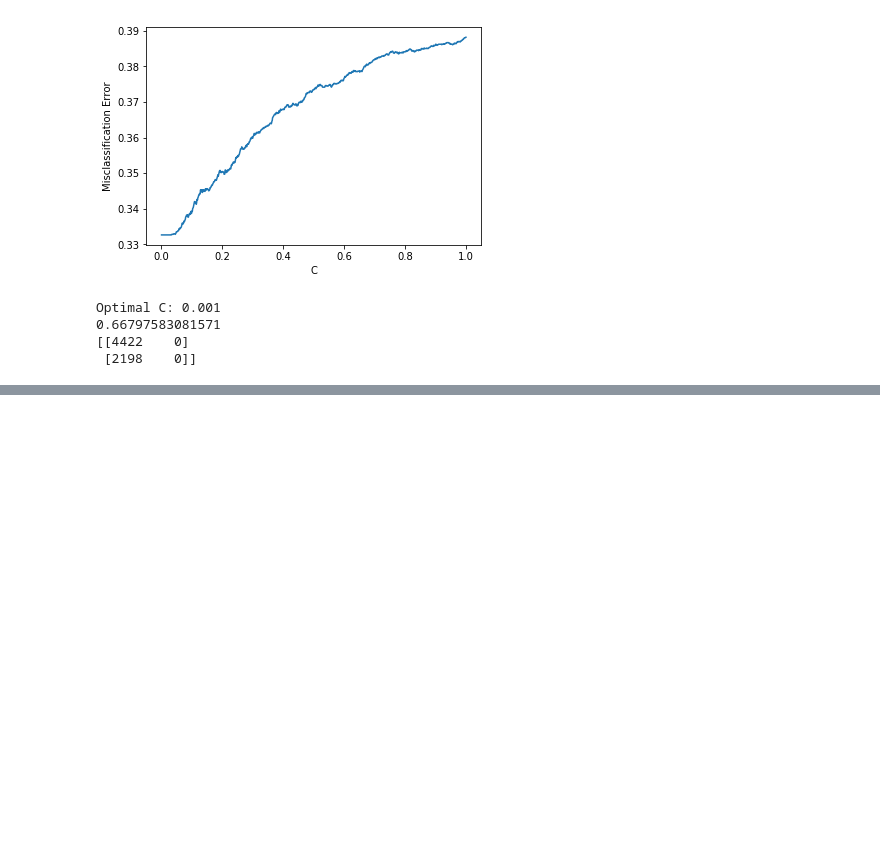
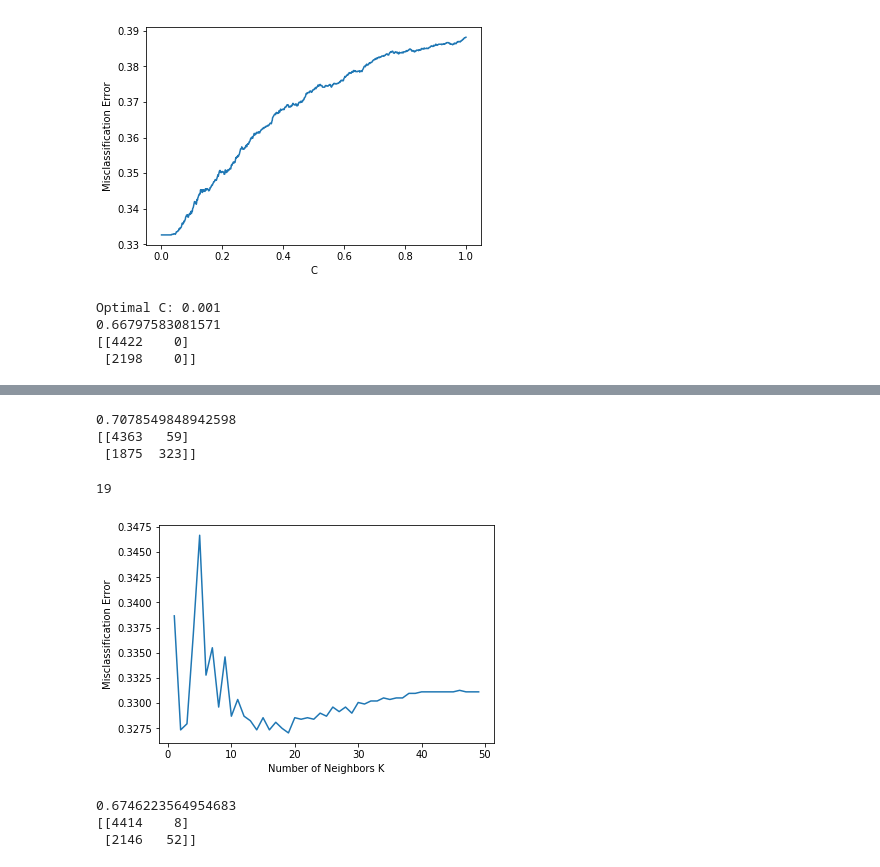
Before and after one commit to Merna177/Semeval-task6-, a Jupyter notebook: Classification.ipynb, the cells around one changed output, grey strips where cells are left out. Cells and saved outputs as stored; diff of their text form; code cells hidden in the pictures; blank space fills up the shorter version.

```diff
--- a/Classification.ipynb
+++ b/Classification.ipynb
@@ -200,30 +216,40 @@ Optimal C: 0.001
 # %%
     #Naive-Bayes Classifier
     clf = MultinomialNB()
-    clf.fit(features_train, labels_train)
-    output_labels = fit.predict(features_test)
+    clf.fit(features_train, train_labels)
+    output_labels = clf.predict(features_test)
     print(accuracy_score(output_labels, test_labels))
     print(confusion_matrix(test_labels, output_labels))
+# %% [output]
+0.7078549848942598
+[[4363   59]
+ [1875  323]]
 # %%
     #KNN Classifier
     neighbors = list(range(1,50))
     cv_scores = []
     for k in neighbors:
         knn = KNeighborsClassifier(n_neighbors=k)
-        scores = cross_val_score(knn, trainFeatures, trainLabel, cv=10, scoring='accuracy')
+        scores = cross_val_score(knn, features_train, train_labels, cv=10, scoring='accuracy')
         cv_scores.append(scores.mean())
     MSE = [1 - x for x in cv_scores]
     optimal_k = neighbors[MSE.index(min(MSE))]
     print(optimal_k)
     plt.plot(neighbors, MSE)
     plt.xlabel('Number of Neighbors K')
     plt.ylabel('Misclassification Error')
     plt.show()
     clf = KNeighborsClassifier(n_neighbors = optimal_k)
-    clf.fit(features_train, labels_train)
+    clf.fit(features_train, train_labels)
     output_labels = clf.predict(features_test)
     print(accuracy_score(output_labels,test_labels))
     print(confusion_matrix(test_labels, output_labels))
+# %% [output]
+19
+[figure, added]
+0.6746223564954683
+[[4414    8]
+ [2146   52]]
 # %%
     #Decision-Trees Classifier
     depth = list(range(1,100))
```
Also changed, not shown: parts of 3 cells of this notebook.
